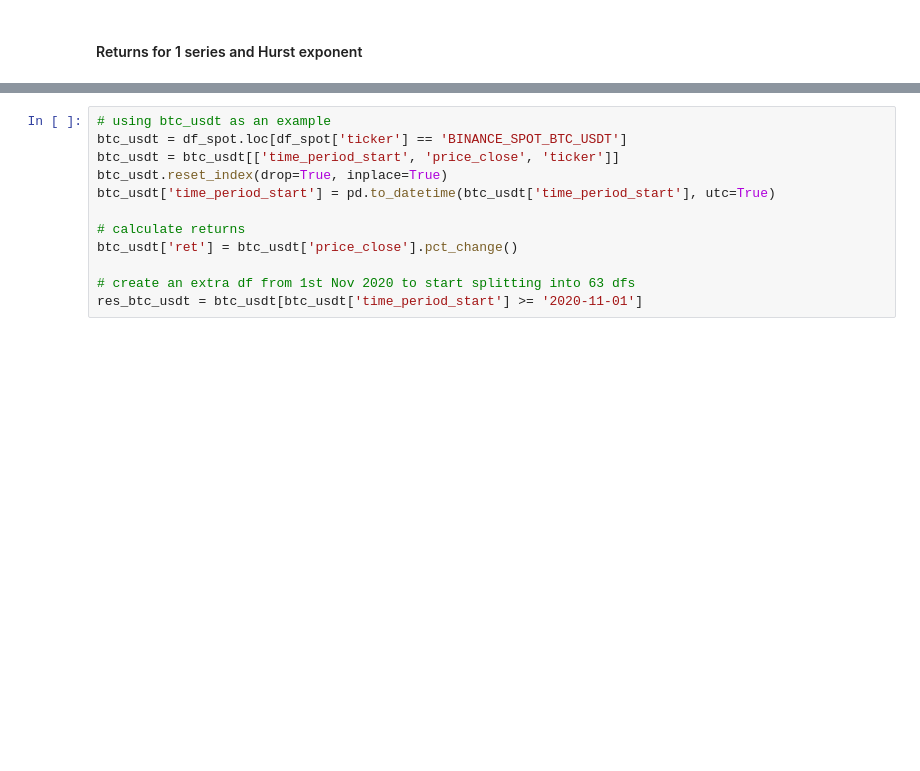
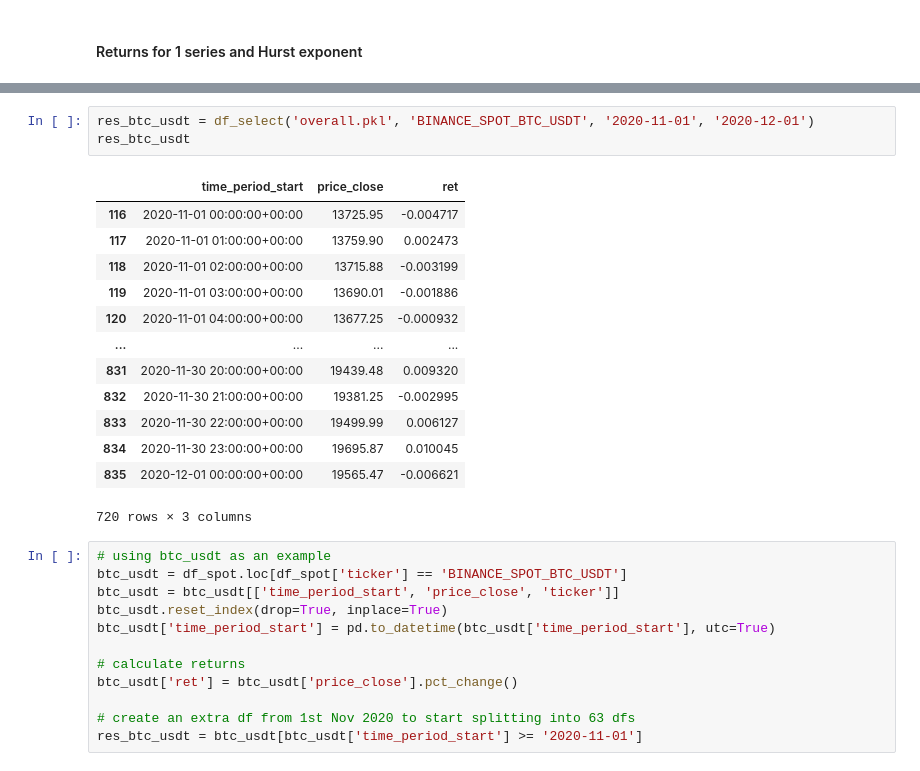
Before and after one commit to regression-gerry/hurst_capstone, a Jupyter notebook: notebooks/rescaled_range_analysis.ipynb, the cells around one changed output, grey strips where cells are left out. Cells and saved outputs as stored; diff of their text form; blank space fills up the shorter version.

```diff
--- a/notebooks/rescaled_range_analysis.ipynb
+++ b/notebooks/rescaled_range_analysis.ipynb
@@ -19,3 +139,20 @@ array(['BINANCE_SPOT_BTC_USDT', 'BINANCE_SPOT_ETH_USDT',
+# %%
+res_btc_usdt = df_select('overall.pkl', 'BINANCE_SPOT_BTC_USDT', '2020-11-01', '2020-12-01')
+res_btc_usdt
+# %% [output]
+|  | time_period_start | price_close | ret |
+| 116 | 2020-11-01 00:00:00+00:00 | 13725.95 | -0.004717 |
+| 117 | 2020-11-01 01:00:00+00:00 | 13759.90 | 0.002473 |
+| 118 | 2020-11-01 02:00:00+00:00 | 13715.88 | -0.003199 |
+| 119 | 2020-11-01 03:00:00+00:00 | 13690.01 | -0.001886 |
+| 120 | 2020-11-01 04:00:00+00:00 | 13677.25 | -0.000932 |
+| ... | ... | ... | ... |
+| 831 | 2020-11-30 20:00:00+00:00 | 19439.48 | 0.009320 |
+| 832 | 2020-11-30 21:00:00+00:00 | 19381.25 | -0.002995 |
+| 833 | 2020-11-30 22:00:00+00:00 | 19499.99 | 0.006127 |
+| 834 | 2020-11-30 23:00:00+00:00 | 19695.87 | 0.010045 |
+| 835 | 2020-12-01 00:00:00+00:00 | 19565.47 | -0.006621 |
+720 rows × 3 columns
 # %%
 # using btc_usdt as an example
 btc_usdt = df_spot.loc[df_spot['ticker'] == 'BINANCE_SPOT_BTC_USDT']
```
Also changed, not shown: parts of 14 cells of this notebook.
